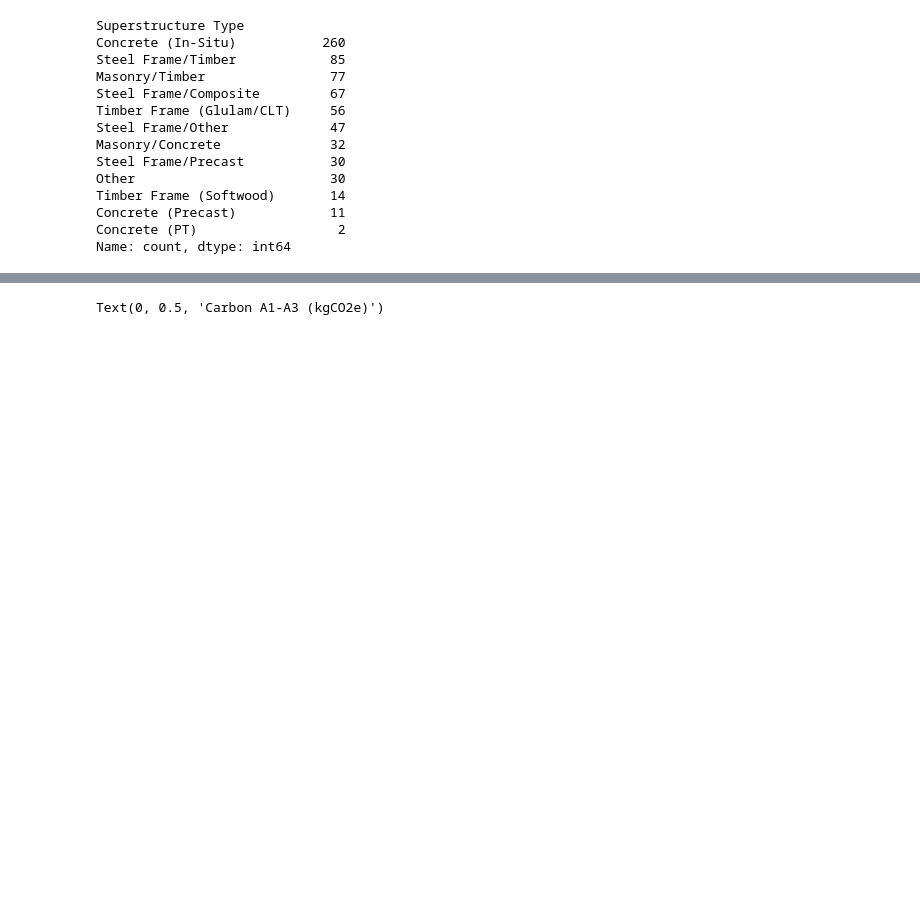
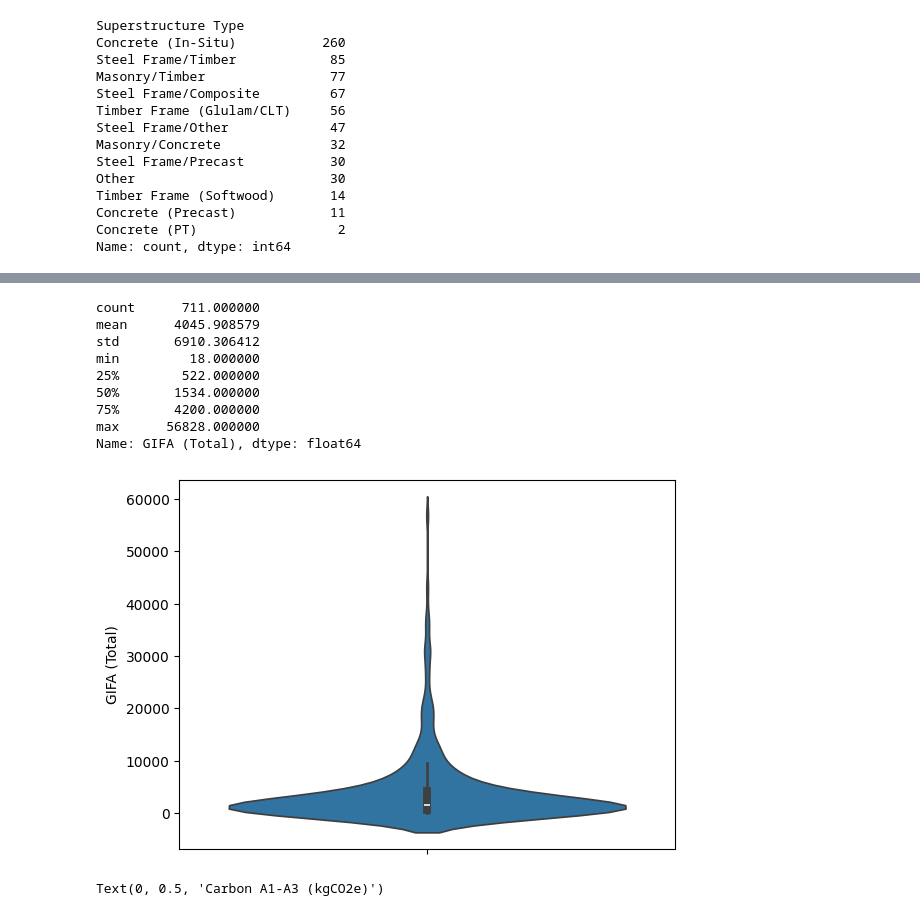
Before and after one commit to davisczh/EmbodiedCarbonPrediction, a Jupyter notebook: EC-prediction-experiment.ipynb, the cells around one changed output, grey strips where cells are left out. Saved outputs shown, nothing was run; the diff lists cells and outputs as text; code cells hidden in the pictures; blank space fills up the shorter version.

```diff
--- a/EC-prediction-experiment.ipynb
+++ b/EC-prediction-experiment.ipynb
@@ -456,6 +507,21 @@ import pandas as pd
 import matplotlib.pyplot as plt
 import seaborn as sns
 import numpy as np
+# %%
+sns.violinplot(y=df['GIFA (Total)'])
+df['GIFA (Total)'].describe()
+# df = df[df['GIFA (Total)'] > 500]
+# %% [output]
+count      711.000000
+mean      4045.908579
+std       6910.306412
+min         18.000000
+25%        522.000000
+50%       1534.000000
+75%       4200.000000
+max      56828.000000
+Name: GIFA (Total), dtype: float64
+[figure, added]
 # %%
 plt.figure(figsize=(10, 6))
 sns.scatterplot(data=df, x='Carbon Total A1-A5 (kgCO2e)', y='Carbon A1-A3 (kgCO2e)')
```
Also changed, not shown: parts of 17 cells of this notebook, 1 other file.
